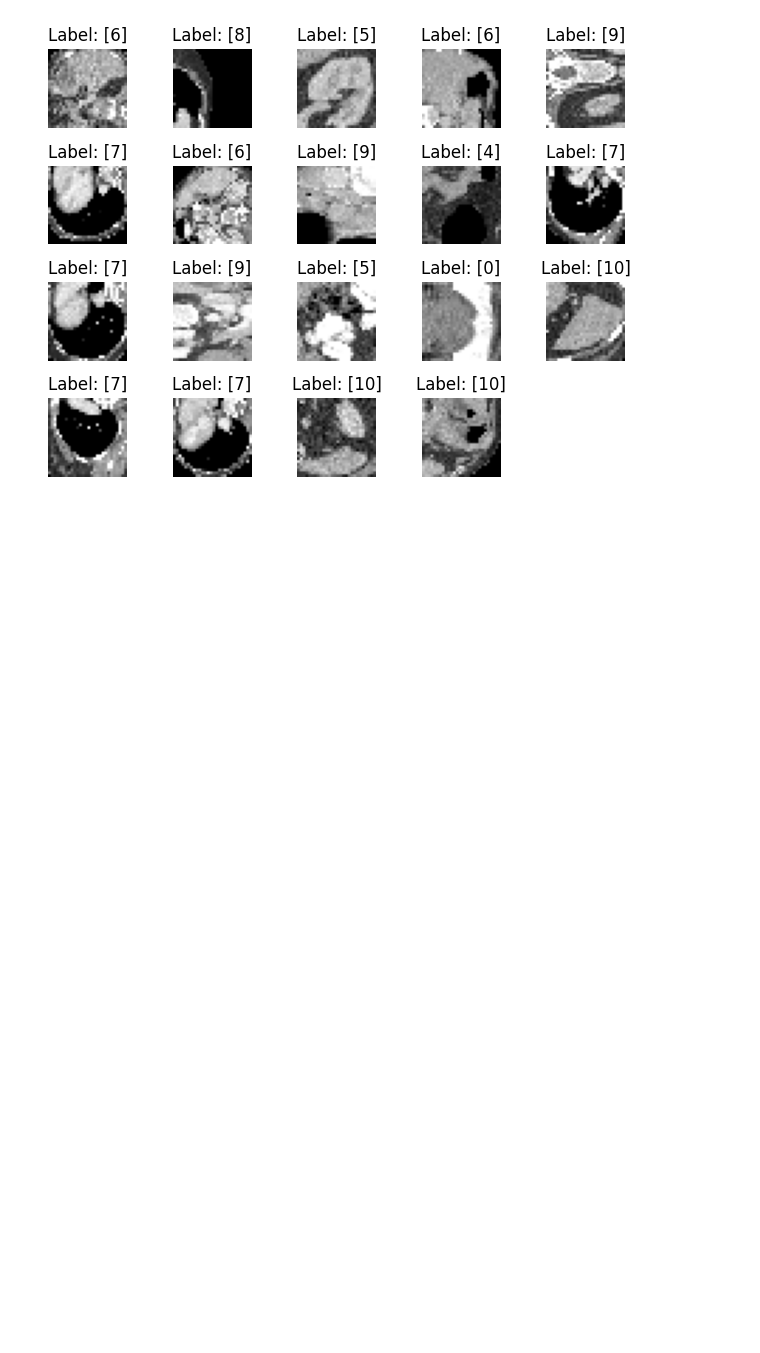
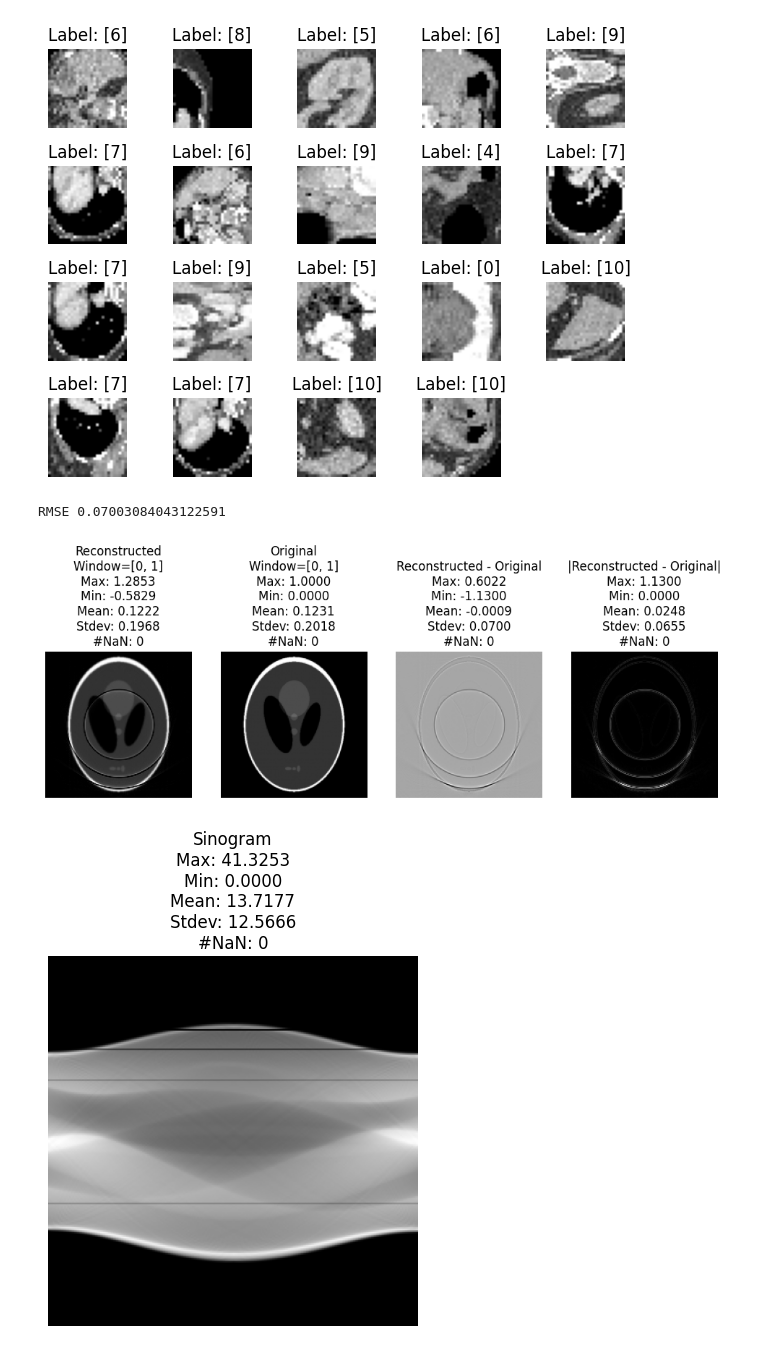
Before and after one commit to JustinCheung168/domain-adaptation-ct, a Jupyter notebook: ct_projection_proto.ipynb, the cells around one changed output. Cells and saved outputs as stored; diff of their text form; code cells hidden in the pictures; blank space fills up the shorter version.

```diff
--- a/ct_projection_proto.ipynb
+++ b/ct_projection_proto.ipynb
@@ -105,25 +105,33 @@ plt.show()
 <Figure size 1000x800 with 0 Axes>
 [figure]
 # %%
-# img = np.asarray(dataset[0][0])
-
-img = shepp_logan_phantom()
-img = resize(img, (160, 160))
+# img = np.asarray(dataset[0][0]) # OrganAMnist sample
+img = resize(shepp_logan_phantom(), (160, 160)) # Shepp-Logan phantom
 
 # Pad the image so that when it is rotated during forward projection, no data is lost.
 padder = Padder(pad_sz=Padder.calculate_diagonal_length(img.shape))
 img_pad = padder.pad(img)
 
-# num_projections = max(img_pad.shape)
-num_projections = 360
+num_projections = max(img_pad.shape)
+# num_projections = 480
 theta = np.linspace(0., 180., num=num_projections, endpoint=False)
+
 sinogram = radon(img_pad, theta=theta)
 
 corruptor = SinogramCorruptor()
-# sinogram = corruptor.create_multiplicative_ring_artifact(sinogram, detectors=[sinogram.shape[0]//3, 2*sinogram.shape[0]//3, sinogram.shape[0]//4, sinogram.shape[0]//5], factors=[0.8, 0.8, 0.5, 0.0])
+sinogram = corruptor.create_multiplicative_ring_artifact(sinogram, detectors=[sinogram.shape[0]//3, 2*sinogram.shape[0]//3, sinogram.shape[0]//4, sinogram.shape[0]//5], factors=[0.8, 0.8, 0.5, 0.0])
 # sinogram = corruptor.create_multiplicative_streak_artifact(sinogram, views=[sinogram.shape[1]//3], factors=[0.0])
 
 img_recon_pad = iradon(sinogram, theta=theta, filter_name='ramp')
 # img_recon_pad = iradon_sart(sinogram, theta=theta, image=None)
 
 img_recon = padder.unpad(img_recon_pad)
+
+# ImShowGray.imshow(img_pad, title="Padded image", title_stats=True)
+ImShowGray.imshow_diff(img_recon, img, titles=("Reconstructed","Original"), title_stats=True, window=[0, 1])
+print("RMSE", np.sqrt(np.mean((img_recon - img)**2)))
+ImShowGray.imshow(sinogram, title="Sinogram", title_stats=True)
+# %% [output]
+RMSE 0.07003084043122591
+[figure, added]
+[figure, added]
```
Also changed, not shown: parts of 3 cells of this notebook.
